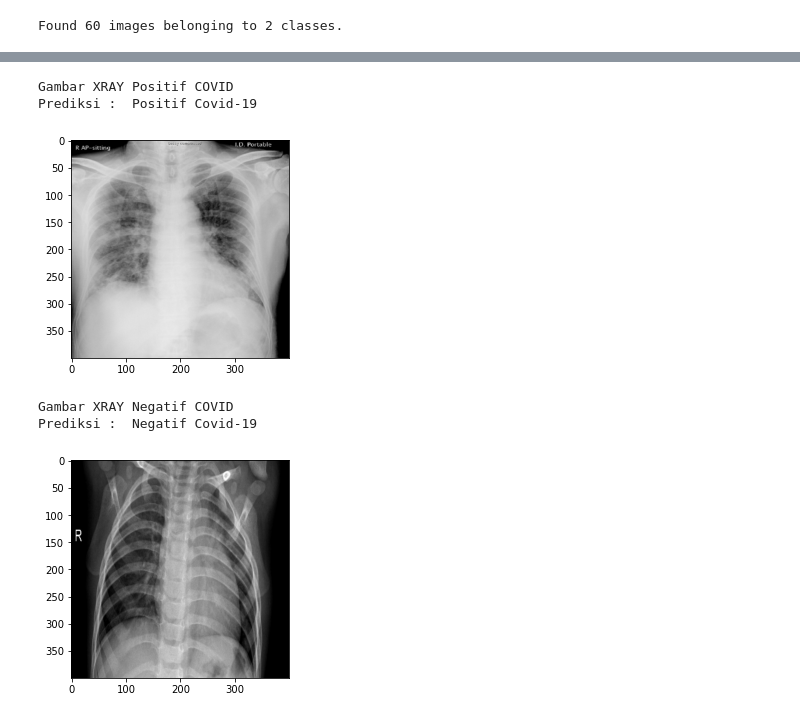
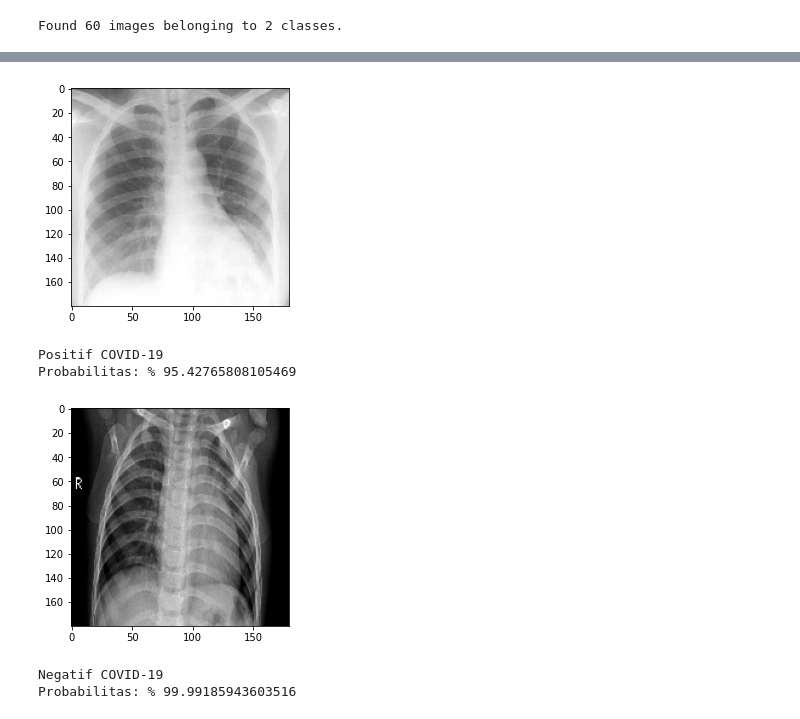
Before and after one commit to kalebjuliu/COVID-19-XRAY-Detection, a Jupyter notebook: COVID-19 XRAY Detection.ipynb, the cells around one changed output, grey strips where cells are left out. Drawn from its saved outputs; the diff is of its cells as text; code cells hidden in the pictures.

Commit message:
Update model

```diff
--- a/COVID-19 XRAY Detection.ipynb
+++ b/COVID-19 XRAY Detection.ipynb
@@ -129,43 +151,24 @@ model = load_model("COVID Detection.h5")
 import numpy as np
 import cv2
 from keras.preprocessing import image
-xtest_image = image.load_img('C:/Users/Archangel/Jupyter Notebooks/Datasets/Chest X-Ray/Prediction/ryct.2020200034.fig5-day7.jpeg', target_size = (224, 224))
-xtest_image = image.img_to_array(xtest_image)
-xtest_image = np.expand_dims(xtest_image, axis = 0)
-results = model.predict(xtest_image)
-imggg = cv2.imread('C:/Users/Archangel/Jupyter Notebooks/Datasets/Chest X-Ray/Prediction/ryct.2020200034.fig5-day7.jpeg')
-print("Gambar XRAY Positif COVID")
-imggg = np.array(imggg)
-imggg = cv2.resize(imggg,(400,400))
-plt.imshow(imggg)
-if results[0][0] == 0:
-    prediction = 'Positif Covid-19'
-else:
-    prediction = 'Negatif Covid-19'
-print("Prediksi : ",prediction)
+
+def predict_image(model, img_path, img_dims = 180):
+    img = image.load_img(img_path, target_size = (img_dims, img_dims))
+    plt.imshow(img)
+    plt.show()
+    img = image.img_to_array(img)
+    x = np.expand_dims(img, axis=0) * 1./255
+    score = model.predict(x)
+    labels = (score < 0.5).astype(np.int)
+    print('Negatif COVID-19' if labels[0][0] == 0 else 'Positif COVID-19')
+    print('Probabilitas: %', (float)(score * 100) if labels == 0 else (float)(100-(score * 100)))
-# %% [output]
-Gambar XRAY Positif COVID
-Prediksi :  Positif Covid-19
-[figure, removed]
 # %%
-import numpy as np
-import cv2
-from keras.preprocessing import image
-xtest_image = image.load_img('C:/Users/Archangel/Jupyter Notebooks/Datasets/Chest X-Ray/Prediction/NORMAL2-IM-0338-0001.jpeg', target_size = (224, 224))
-xtest_image = image.img_to_array(xtest_image)
-xtest_image = np.expand_dims(xtest_image, axis = 0)
-results = model.predict(xtest_image)
-imggg = cv2.imread('C:/Users/Archangel/Jupyter Notebooks/Datasets/Chest X-Ray/Prediction/NORMAL2-IM-0338-0001.jpeg')
-print("Gambar XRAY Negatif COVID")
-imggg = np.array(imggg)
-imggg = cv2.resize(imggg,(400,400))
-plt.imshow(imggg)
-if results[0][0] == 0:
-    prediction = 'Positif Covid-19'
-else:
-    prediction = 'Negatif Covid-19'
-print("Prediksi : ",prediction)
+predict_image(model,('./Datasets/Chest X-Ray/Prediction/SARS-10.1148rg.242035193-g04mr34g05x-Fig5-day9.jpeg'))
+predict_image(model,('./Datasets/Chest X-Ray/Prediction/NORMAL2-IM-0338-0001.jpeg'))
 # %% [output]
+[figure, new version]
-Gambar XRAY Negatif COVID
-Prediksi :  Negatif Covid-19
+Positif COVID-19
+Probabilitas: % 95.42765808105469
-[figure, old version]
+[figure, added]
+Negatif COVID-19
+Probabilitas: % 99.99185943603516
```
Also changed, not shown: parts of 5 cells of this notebook, 1 other file.
